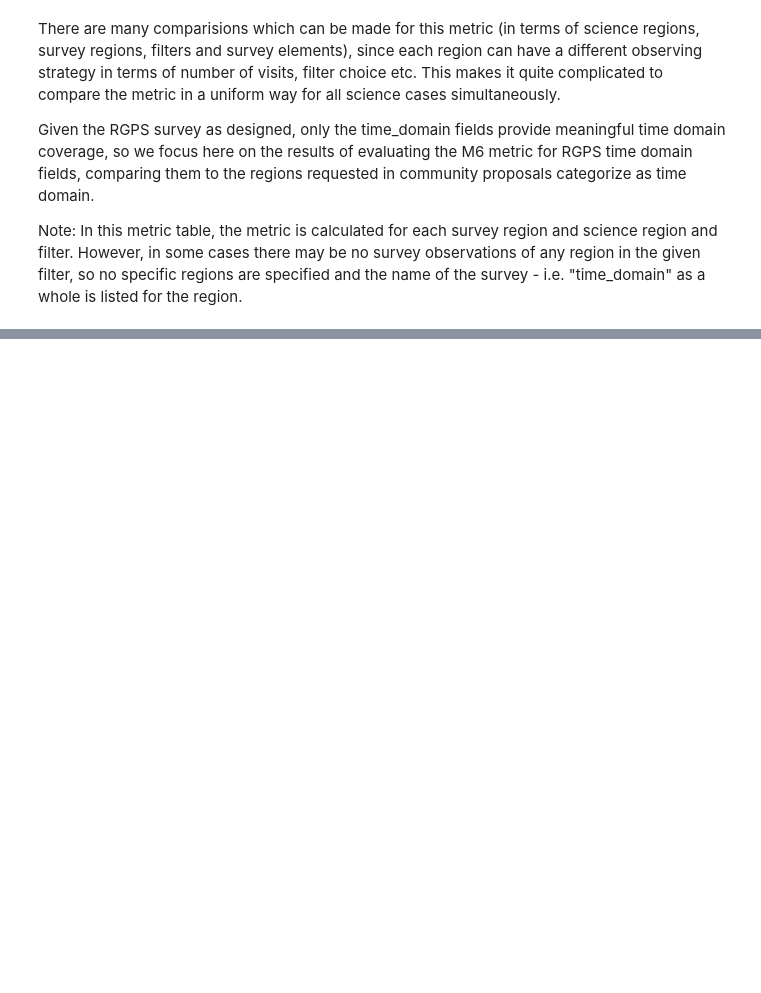
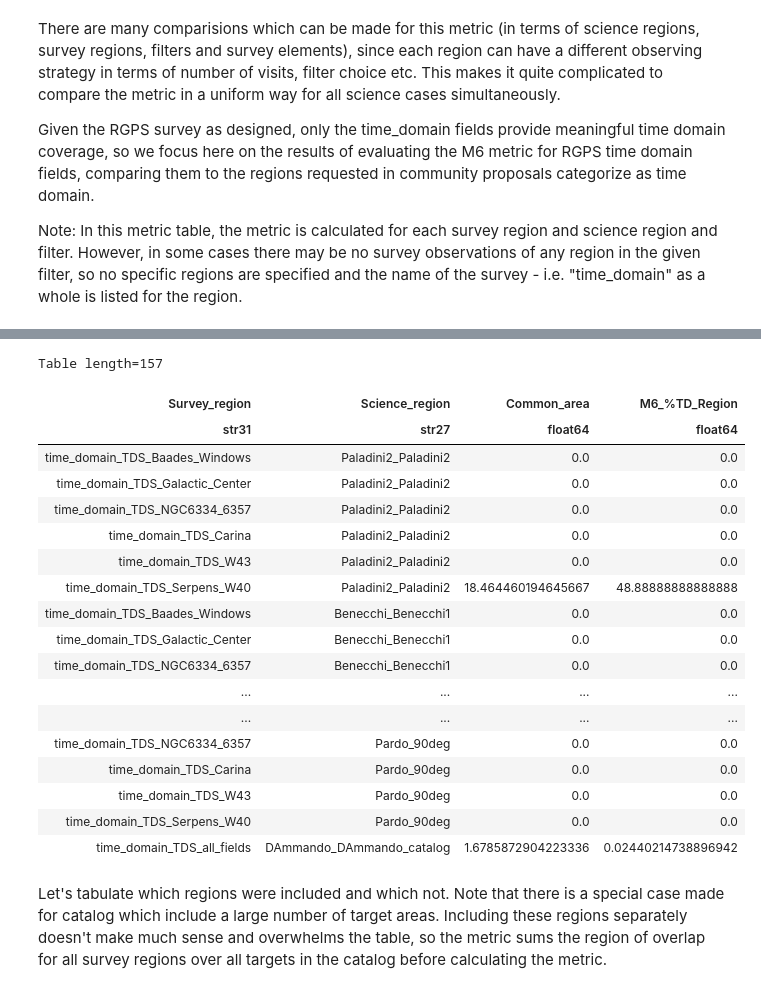
Before and after one commit to rachel3834/rgps, a Jupyter notebook: notebooks/M6_metric_analysis.ipynb, the cells around one changed output, grey strips where cells are left out. Saved outputs shown, nothing was run; the diff lists cells and outputs as text; code cells hidden in the pictures; blank space fills up the shorter version.

```diff
--- a/notebooks/M6_metric_analysis.ipynb
+++ b/notebooks/M6_metric_analysis.ipynb
@@ -65,0 +80,28 @@ there may be no survey observations of any region in the given filter, so no spe
+# %%
+# Load the M6 metric results for the high cadence field observations
+m6_results_file = path.join(getcwd(), '..', 'metric_results', 'M6_sky_area_nvisits_overlap_results.txt')
+
+m6_results1 = Table.read(m6_results_file, format='ascii')
+m6_results1
+# %% [output]
+Table length=157
+| Survey_region | Science_region | Common_area | M6_%TD_Region |
+| str31 | str27 | float64 | float64 |
+| time_domain_TDS_Baades_Windows | Paladini2_Paladini2 | 0.0 | 0.0 |
+| time_domain_TDS_Galactic_Center | Paladini2_Paladini2 | 0.0 | 0.0 |
+| time_domain_TDS_NGC6334_6357 | Paladini2_Paladini2 | 0.0 | 0.0 |
+| time_domain_TDS_Carina | Paladini2_Paladini2 | 0.0 | 0.0 |
+| time_domain_TDS_W43 | Paladini2_Paladini2 | 0.0 | 0.0 |
+| time_domain_TDS_Serpens_W40 | Paladini2_Paladini2 | 18.464460194645667 | 48.88888888888888 |
+| time_domain_TDS_Baades_Windows | Benecchi_Benecchi1 | 0.0 | 0.0 |
+| time_domain_TDS_Galactic_Center | Benecchi_Benecchi1 | 0.0 | 0.0 |
+| time_domain_TDS_NGC6334_6357 | Benecchi_Benecchi1 | 0.0 | 0.0 |
+| ... | ... | ... | ... |
+| ... | ... | ... | ... |
+| time_domain_TDS_NGC6334_6357 | Pardo_90deg | 0.0 | 0.0 |
+| time_domain_TDS_Carina | Pardo_90deg | 0.0 | 0.0 |
+| time_domain_TDS_W43 | Pardo_90deg | 0.0 | 0.0 |
+| time_domain_TDS_Serpens_W40 | Pardo_90deg | 0.0 | 0.0 |
+| time_domain_TDS_all_fields | DAmmando_DAmmando_catalog | 1.6785872904223336 | 0.02440214738896942 |
+# %% [markdown]
+Let's tabulate which regions were included and which not.  Note that there is a special case made for catalog which include a large number of target areas.  Including these regions separately doesn't make much sense and overwhelms the table, so the metric sums the region of overlap for all survey regions over all targets in the catalog before calculating the metric.
```
Also changed, not shown: parts of 13 cells of this notebook, 3 other files.
